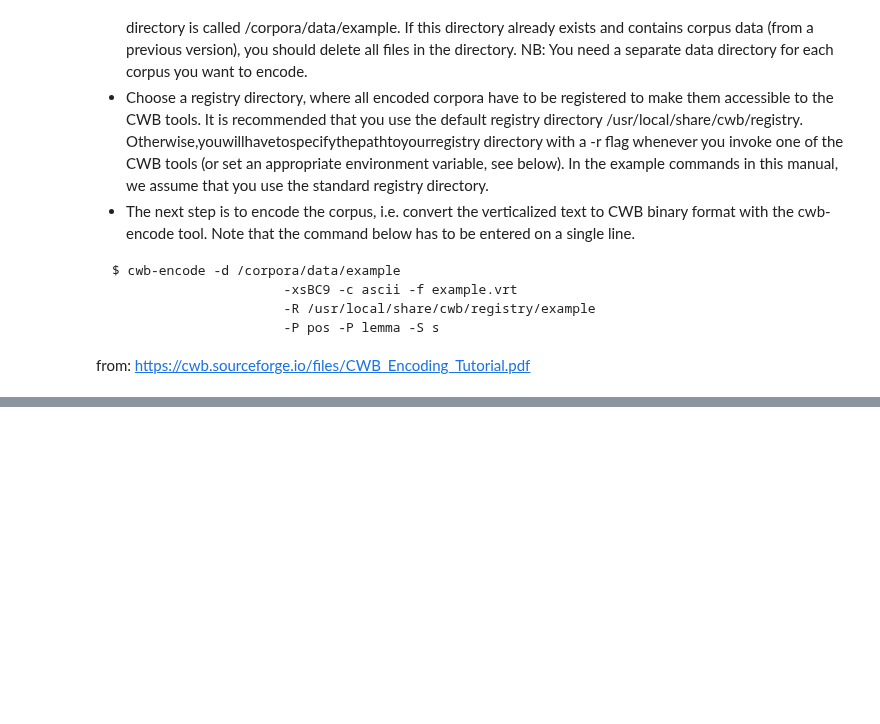
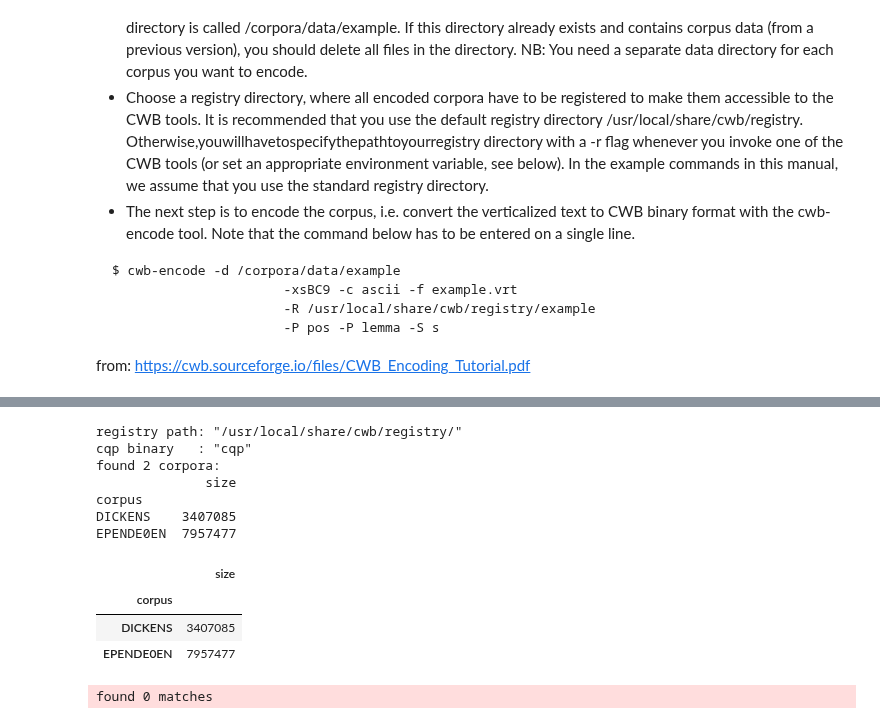
Before and after one commit to iued-uni-heidelberg/DAAD-Training-2021, a Jupyter notebook: cwb2021experimentsV06.ipynb, the cells around one changed output, grey strips where cells are left out. Saved outputs shown, nothing was run; the diff lists cells and outputs as text; code cells hidden in the pictures; blank space fills up the shorter version.

```diff
--- a/cwb2021experimentsV06.ipynb
+++ b/cwb2021experimentsV06.ipynb
@@ -313,0 +344,17 @@ from: https://cwb.sourceforge.io/files/CWB_Encoding_Tutorial.pdf
+# %%
+corpora = Corpora(registry_path="/usr/local/share/cwb/registry/")
+# corpora = Corpora("/content/Dickens-1.0/registry")
+print(corpora)
+corpora.show()  # returns a DataFrame
+# %% [output]
+registry path: "/usr/local/share/cwb/registry/"
+cqp binary   : "cqp"
+found 2 corpora:
+              size
+corpus
+DICKENS    3407085
+EPENDE0EN  7957477
+|  | size |
+| corpus |  |
+| DICKENS | 3407085 |
+| EPENDE0EN | 7957477 |
@@ -313,0 +373,4 @@ from: https://cwb.sourceforge.io/files/CWB_Encoding_Tutorial.pdf
+# %%
+dump = corpus.query(query)
+# %% [output]
+found 0 matches
```
Also changed, not shown: parts of 10 cells of this notebook.
